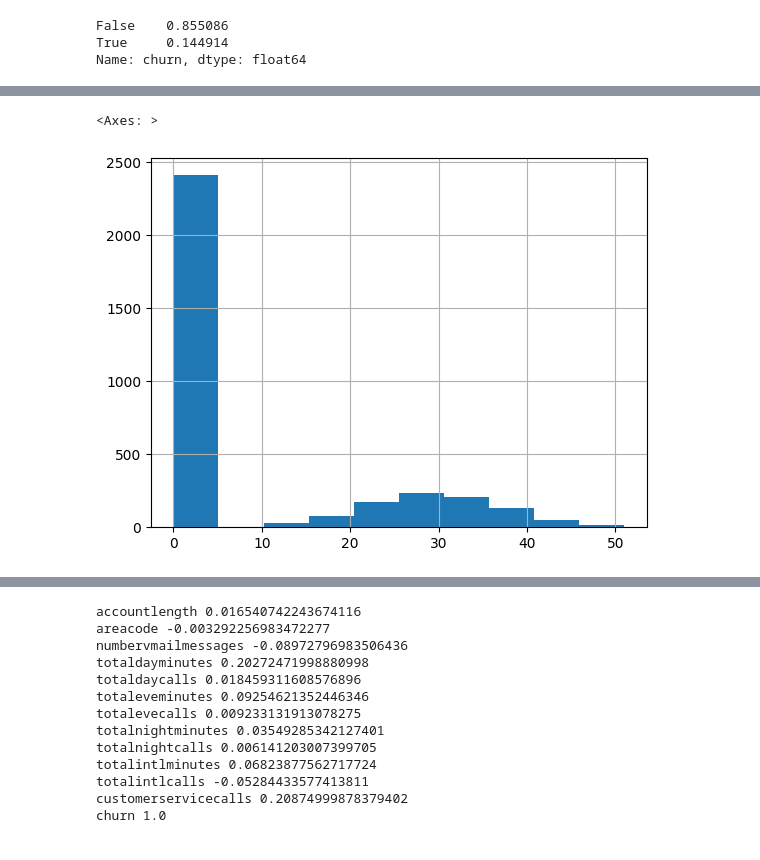
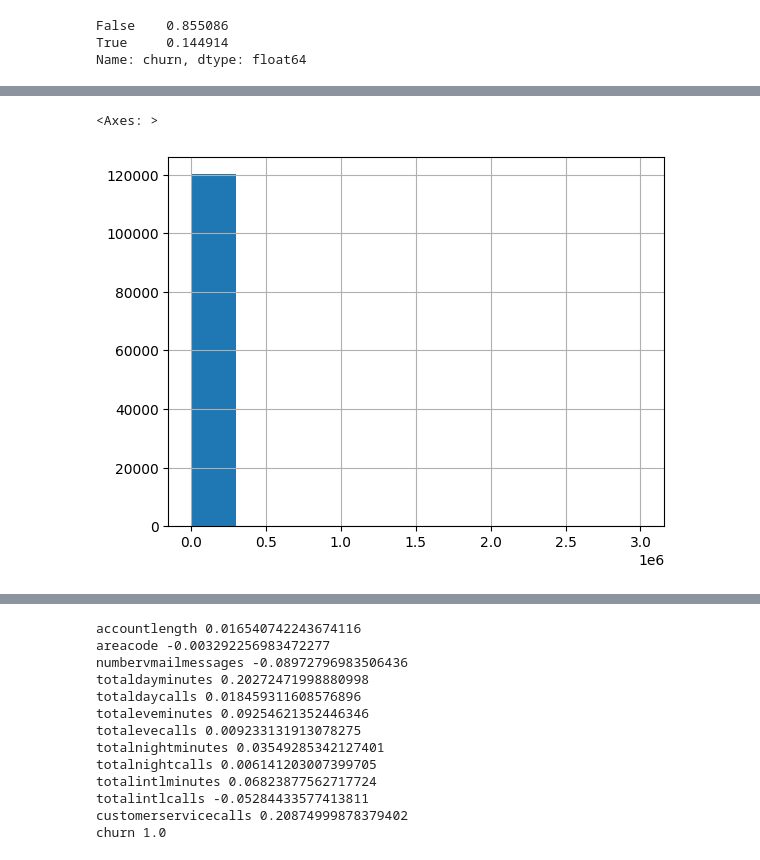
Before and after one commit to MogY23/HSE_project_credit_score_23, a Jupyter notebook: CS_ver_of_MY.ipynb, the cells around one changed output, grey strips where cells are left out. Saved outputs shown, nothing was run; the diff lists cells and outputs as text; code cells hidden in the pictures.

```diff
--- a/CS_ver_of_MY.ipynb
+++ b/CS_ver_of_MY.ipynb
@@ -221,0 +311,6 @@ data.loc[np.random.choice(len(data),20), 'voicemailplan'] = "Nou"
+# %%
+median = data['MonthlyIncome'].median()
+
+print(median)
+
+data['MonthlyIncome'].fillna(median, inplace=True)
@@ -275,3 +335 @@ Name: areacode, dtype: int64
-# %%
-data['areacode'] = data['areacode'].fillna(-100)
 # %%
@@ -286,6 +338,0 @@ Totaldayminutes - **числовой признак**. Пропуски в чи
-# %%
-median = data['totaldayminutes'].median()
-
-print(median)
-
-data['totaldayminutes'].fillna(median, inplace=True)
@@ -318,9 +339,3 @@ dtype: int64
-# %%
-# your code here
-
-median = data['totaleveminutes'].median()
-
-data['totaleveminutes'].fillna(median, inplace=True)
 # %% [markdown]
 ## Вопрос для Quiz
 
@@ -373,10 +388,10 @@ data.describe()
 | 75% | 127.000000 | 415.000000 | 20.000000 | 216.200000 | 114.000000 | 36.790000 | ... |
 | max | 243.000000 | 510.000000 | 51.000000 | 350.800000 | 165.000000 | 59.640000 | ... |
 # %%
-data['numbervmailmessages'].hist()
+data['MonthlyIncome'].hist()
 # %% [output]
 <Axes: >
-[figure, old version]
+[figure, new version]
 # %%
 data.describe(include='object') # категориальные колонки
 # %% [output]
```
Also changed, not shown: parts of 52 cells of this notebook.
